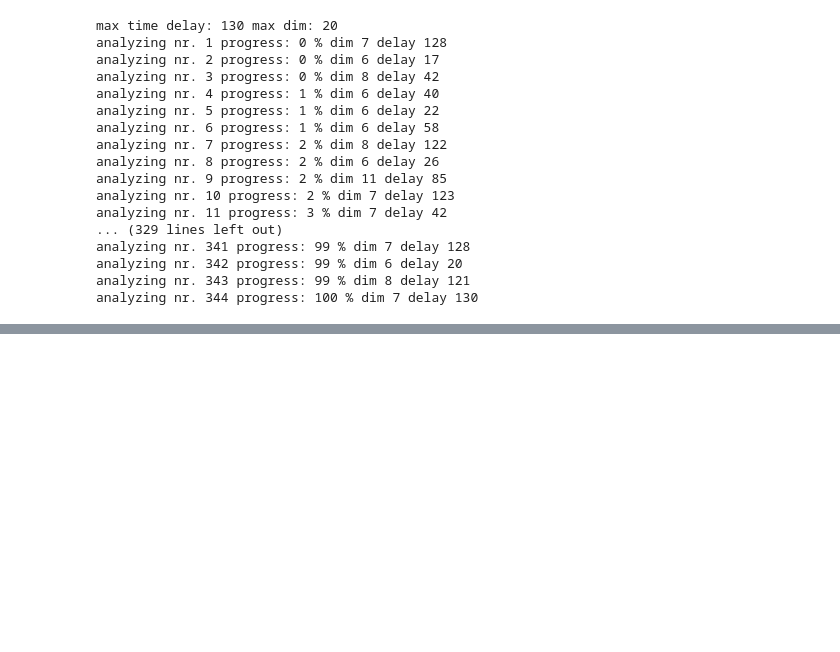
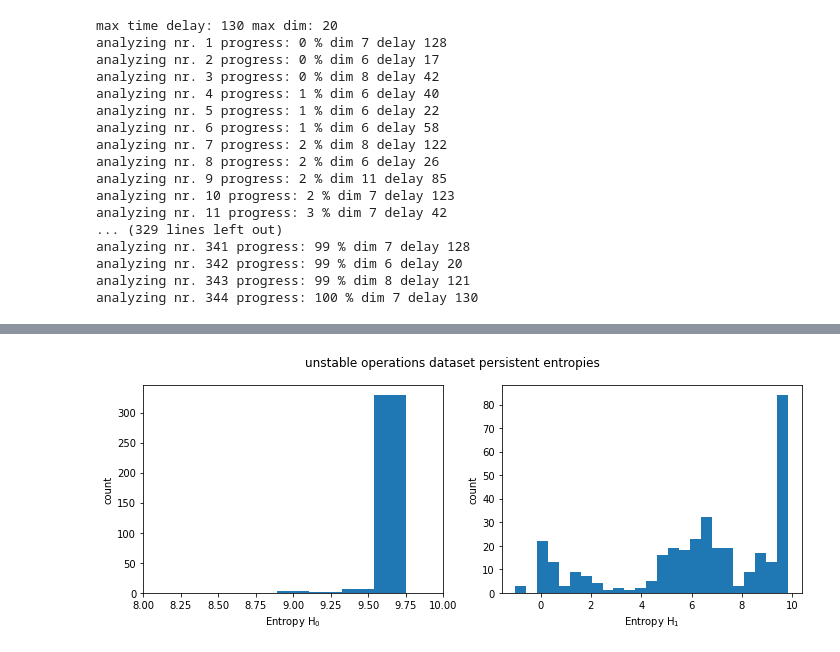
Before and after one commit to simonecasolo/TDA-for-Slugging, a Jupyter notebook: Minor Instabilities.ipynb, the cells around one changed output, grey strips where cells are left out. Cells and saved outputs as stored; diff of their text form; code cells hidden in the pictures; blank space fills up the shorter version.

```diff
--- a/Minor Instabilities.ipynb
+++ b/Minor Instabilities.ipynb
@@ -204,0 +212,17 @@ ts[1].plot(Entropy_H0_norm,'b-')
+# %%
+stats_entropy, data = plt.subplots(1, 2,figsize=(10,4))
+stats_entropy.suptitle('unstable operations dataset persistent entropies')
+
+data[0].set_xlabel('Entropy H$_0$')
+data[0].set_ylabel('count')
+data[1].set_xlabel("Entropy H$_1$")
+data[1].set_ylabel('count')
+
+data[0].set_xlim(8,10)
+#data[1].set_xlim(0,8)
+data[0].hist(Entropy_H0, bins=50)
+data[1].hist(Entropy_H1, bins=25)
+
+plt.tight_layout()
+# %% [output]
+[figure, added]
```
Also changed, not shown: parts of 8 cells of this notebook.
